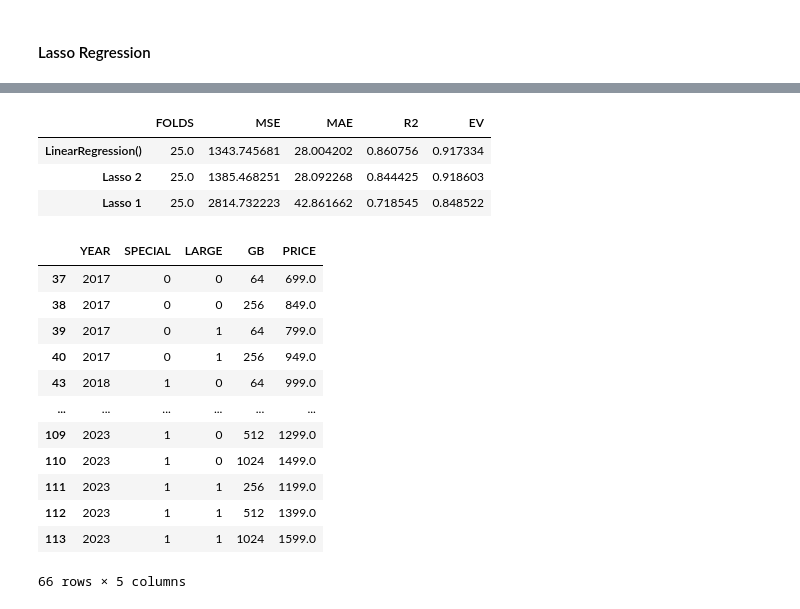
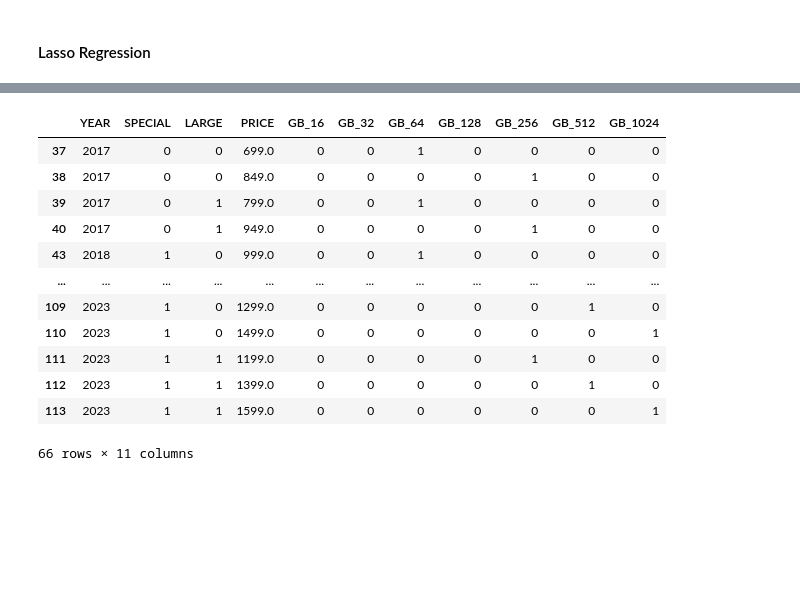
Before and after one commit to Tahsin-T-Ahmed/iphone-price-prediction-ai, a Jupyter notebook: model.ipynb, the cells around one changed output, grey strips where cells are left out. Cells and saved outputs as stored; diff of their text form; code cells hidden in the pictures; blank space fills up the shorter version.

Commit message:
removed Lasso 1, set Lasso 2 as 'Lasso'; observed comparison with LinReg

```diff
--- a/model.ipynb
+++ b/model.ipynb
@@ -373,0 +316,14 @@ dtype: float64
+# %%
+# LASSO 2: WITH GB DUMMIES
+
+iphones_lasso = iphones.copy()
+
+iphones_lasso = pd.concat(
+    [iphones_lasso, storage_dummies.astype(int)],
+    axis=1
+)
+
+iphones_lasso.drop("GB", axis=1, inplace=True)
+
+# remove samples from before 2017
+iphones_lasso = iphones_lasso.loc[iphones_lasso["YEAR"] >= 2017]
@@ -456,38 +401,20 @@ lasso2reg_results.sort_values(by="ERR_PERCENT", ascending=False)
-# %%
-# LASSO 2 METRICS
-
-metrics.loc["Lasso 2", "FOLDS"] = cvfolds
-metrics.loc["Lasso 2", "MSE"] = cross_validate(lasso2reg, X_lasso2, y_lasso2, scoring="neg_mean_squared_error", cv=cvfolds)["test_score"].mean() * -1
-metrics.loc["Lasso 2", "MAE"] = cross_validate(lasso2reg, X_lasso2, y_lasso2, scoring="neg_mean_absolute_error", cv=cvfolds)["test_score"].mean() * -1
-metrics.loc["Lasso 2", "R2"] = cross_validate(lasso2reg, X_lasso2, y_lasso2, scoring="r2", cv=cvfolds)["test_score"].mean()
-metrics.loc["Lasso 2", "EV"] = cross_validate(lasso2reg, X_lasso2, y_lasso2, scoring="explained_variance", cv=cvfolds)["test_score"].mean()
-
-metrics.sort_values(by="MSE", ascending=True)
-
-# WE OBSERVE THAT REMOVING SAMPLES FROM BEFORE 2017 SIGNIFICANTLY IMPROVES PERFORMANCE OF ALL METRICS
-# ALTHOUGH LASSO 1 PERFORMED WELL, LASSO 2 PRODUCED BETTER PREDICTIONS
-# %% [output]
-|  | FOLDS | MSE | MAE | R2 | EV |
-| LinearRegression() | 25.0 | 1343.745681 | 28.004202 | 0.860756 | 0.917334 |
-| Lasso 2 | 25.0 | 1385.468251 | 28.092268 | 0.844425 | 0.918603 |
-| Lasso 1 | 25.0 | 2814.732223 | 42.861662 | 0.718545 | 0.848522 |
 # %%
 saveOutput(iphones, "iphones_output.csv")
 saveOutput(iphones_linreg, "iphones_linreg_output.csv")
-saveOutput(iphones_lasso1, "iphones_lasso1.csv")
+saveOutput(iphones_lasso, "iphones_lasso_output.csv")
 
-iphones_lasso1
+iphones_lasso
 # %% [output]
-|  | YEAR | SPECIAL | LARGE | GB | PRICE |
-| 37 | 2017 | 0 | 0 | 64 | 699.0 |
-| 38 | 2017 | 0 | 0 | 256 | 849.0 |
-| 39 | 2017 | 0 | 1 | 64 | 799.0 |
-| 40 | 2017 | 0 | 1 | 256 | 949.0 |
-| 43 | 2018 | 1 | 0 | 64 | 999.0 |
-| ... | ... | ... | ... | ... | ... |
-| 109 | 2023 | 1 | 0 | 512 | 1299.0 |
-| 110 | 2023 | 1 | 0 | 1024 | 1499.0 |
-| 111 | 2023 | 1 | 1 | 256 | 1199.0 |
-| 112 | 2023 | 1 | 1 | 512 | 1399.0 |
-| 113 | 2023 | 1 | 1 | 1024 | 1599.0 |
+|  | YEAR | SPECIAL | LARGE | PRICE | GB_16 | GB_32 | GB_64 | GB_128 | GB_256 | GB_512 | GB_1024 |
+| 37 | 2017 | 0 | 0 | 699.0 | 0 | 0 | 1 | 0 | 0 | 0 | 0 |
+| 38 | 2017 | 0 | 0 | 849.0 | 0 | 0 | 0 | 0 | 1 | 0 | 0 |
+| 39 | 2017 | 0 | 1 | 799.0 | 0 | 0 | 1 | 0 | 0 | 0 | 0 |
+| 40 | 2017 | 0 | 1 | 949.0 | 0 | 0 | 0 | 0 | 1 | 0 | 0 |
+| 43 | 2018 | 1 | 0 | 999.0 | 0 | 0 | 1 | 0 | 0 | 0 | 0 |
+| ... | ... | ... | ... | ... | ... | ... | ... | ... | ... | ... | ... |
+| 109 | 2023 | 1 | 0 | 1299.0 | 0 | 0 | 0 | 0 | 0 | 1 | 0 |
+| 110 | 2023 | 1 | 0 | 1499.0 | 0 | 0 | 0 | 0 | 0 | 0 | 1 |
+| 111 | 2023 | 1 | 1 | 1199.0 | 0 | 0 | 0 | 0 | 1 | 0 | 0 |
+| 112 | 2023 | 1 | 1 | 1399.0 | 0 | 0 | 0 | 0 | 0 | 1 | 0 |
+| 113 | 2023 | 1 | 1 | 1599.0 | 0 | 0 | 0 | 0 | 0 | 0 | 1 |
-66 rows × 5 columns
+66 rows × 11 columns
```
Also changed, not shown: parts of 5 cells of this notebook.
